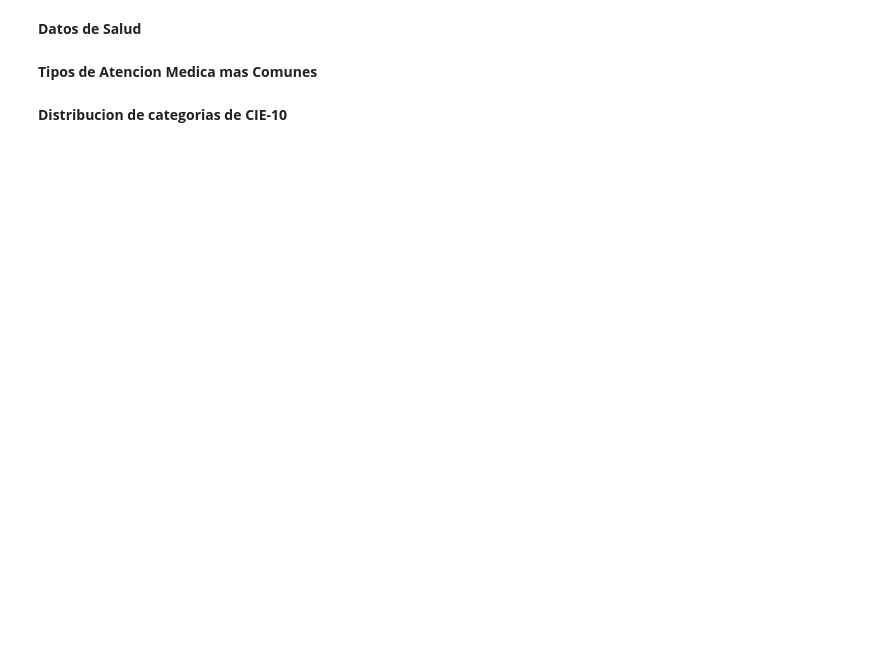
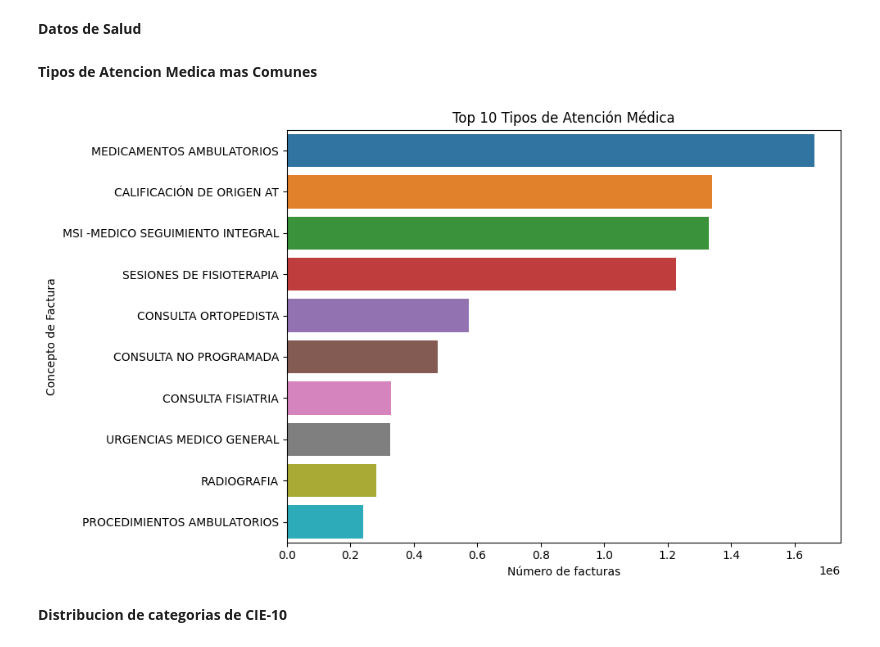
Before and after one commit to luencaro/Data-Challenge-Pro, a Jupyter notebook: data-challenge.ipynb, the cells around one changed output. Drawn from its saved outputs; the diff is of its cells as text; code cells hidden in the pictures; blank space fills up the shorter version.

Commit message:
Kaggle Notebook | data_challenge | Quick save

```diff
--- a/data-challenge.ipynb
+++ b/data-challenge.ipynb
@@ -3,39 +8,36 @@
 # %%
 import pandas as pd
 import numpy as np
+import openpyxl
 
 # Definir los tipos de dato para las columnas relevantes en df_salud
 dtypes_salud = {
-    'Nombre_Tipo_Atencion_Arp': 'category',
+    'Concepto_Factura_Desc': 'category',
     'CODIGO_PROCEDIMIENTO': 'category',
     'Cantidad': 'float64',
     'TIPIFICACION': 'category',
     'DSTIPO_EXAMEN': 'category',
     'Siniestro_Diagnosti_Princi_Id': 'category',
-    'Nombre_Municipio_IPS': 'category',
+    'MUNICIPIO': 'category',
     'Nombre_Departamento_IPS': 'category',
     'Geogra_Municipio_Id': 'category',
-    'Nombre_Establecimiento': 'category',
-    'Nombre_Municipio_Establecimiento': 'category',
-    'Nombre_Departamento_Establecimiento': 'category'
-
+    'Nombre_Tipo_Atencion_Arp': 'category'
 }
 
 # Seleccionar solo las columnas relevantes para df_salud
 cols_to_use_salud = [
     'FECHA_ATENCION',              # Fecha y hora del servicio
-    'Nombre_Tipo_Atencion_Arp',      # Tipo de atención
+    'Concepto_Factura_Desc',      # Tipo de atención
     'CODIGO_PROCEDIMIENTO',         # Código del procedimientod
     'Cantidad',                    # Volumen o cantidad del servicio
     'TIPIFICACION',                # Clasificación adicional del servicio
     'DSTIPO_EXAMEN',
     'Siniestro_Diagnosti_Princi_Id',     # Identificador del diagnóstico/siniestro
-    'Nombre_Municipio_IPS',        # Municipio descriptivo de la IPS
+    'MUNICIPIO',        # Municipio descriptivo de la IPS
     'Nombre_Departamento_IPS',     # Departamento descriptivo de la IPS
     'Geogra_Municipio_Id',         # Identificador estandarizado del municipio
-    'Nombre_Establecimiento',      # Establecimiento donde se prestó el servicio
-    'Nombre_Municipio_Establecimiento',
-    'Nombre_Departamento_Establecimiento'
+    'Concepto_Factura_Desc',
+    'Nombre_Tipo_Atencion_Arp'
 ]
 
 # Leer el archivo CSV de df_salud
@@ -49,12 +51,13 @@ df_salud = pd.read_csv(
 
 # Definir los tipos de dato para el dataset de prestadores
 dtypes_prestadores = {
+    'Concepto_Factura_Desc': 'category',
     'Geogra_Municipio_Id': 'category',
     'max_cantidad': 'float64'
 }
 
 # Seleccionar solo las columnas relevantes para df_prestadores
-cols_to_use_prestadores = ['Geogra_Municipio_Id', 'max_cantidad']
+cols_to_use_prestadores = ['Concepto_Factura_Desc', 'Geogra_Municipio_Id', 'max_cantidad']
 
 # Leer el archivo CSV de df_prestadores
 df_prestadores = pd.read_excel(
@@ -124,3 +238,27 @@ plt.show()
+# %%
+import matplotlib.pyplot as plt
+import seaborn as sns
+
+# 1) Identifica las 10 etiquetas más comunes
+top10 = df_salud["Concepto_Factura_Desc"].value_counts().nlargest(10).index
+
+# 2) Filtra el DataFrame para quedarte sólo con esas 10
+df_top10 = df_salud[df_salud["Concepto_Factura_Desc"].isin(top10)]
+
+# 3) Grafica con orden fijo en las barras
+plt.figure(figsize=(10, 6))
+sns.countplot(
+    data=df_top10,
+    y="Concepto_Factura_Desc",
+    order=top10
+)
+plt.title("Top 10 Tipos de Atención Médica")
+plt.xlabel("Número de facturas")
+plt.ylabel("Concepto de Factura")
+plt.tight_layout()
+plt.show()
+# %% [output]
+[figure, added]
 # %% [markdown]
 **Distribucion de categorias de CIE-10**
 # %%
```
Also changed, not shown: parts of 32 cells of this notebook.
